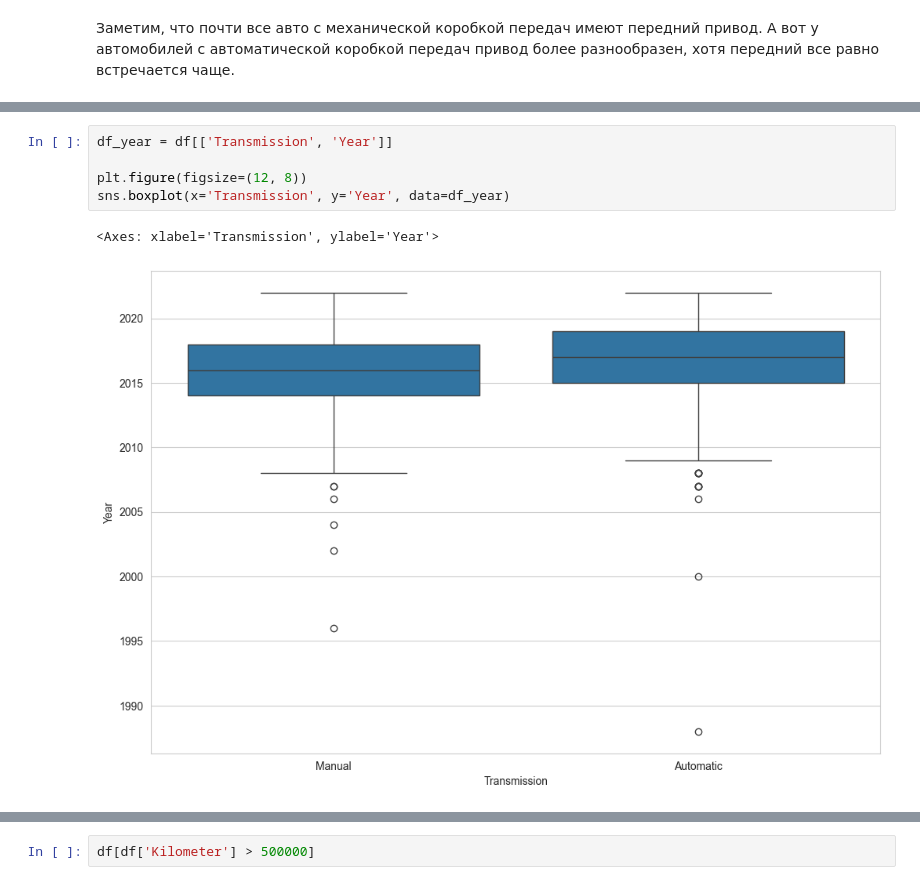
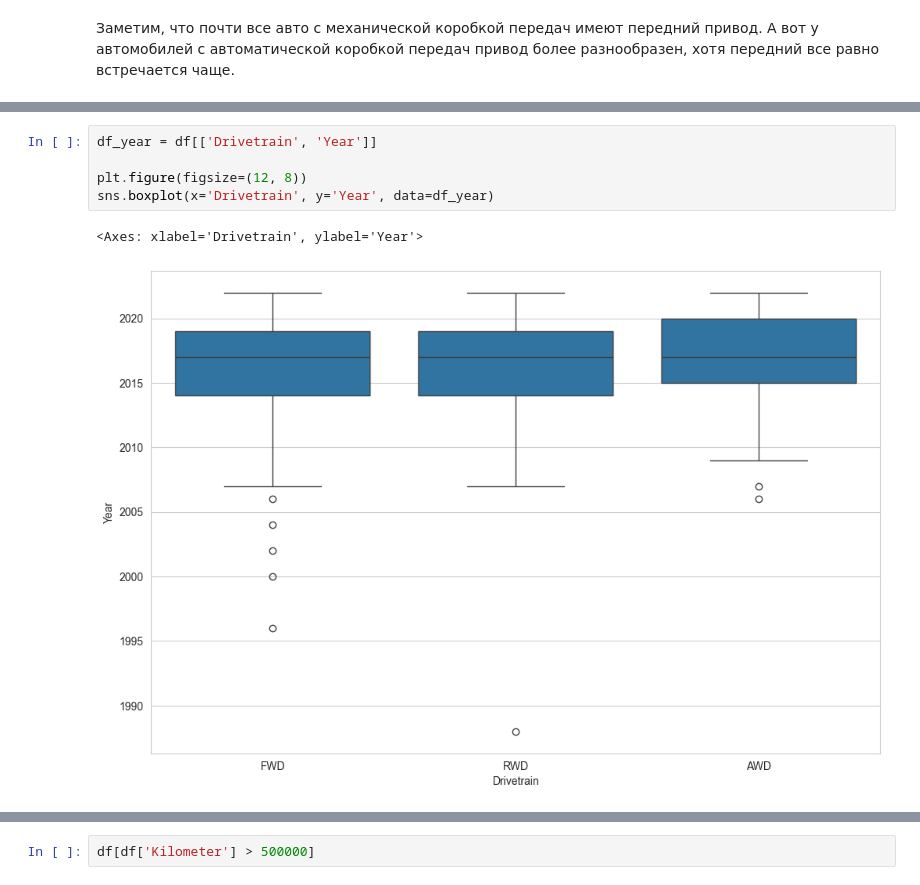
Before and after one commit to brshtsk/hell-in-python, a Jupyter notebook: Проект-авто.ipynb, the cells around one changed output, grey strips where cells are left out. Cells and saved outputs as stored; diff of their text form.

```diff
--- a/Проект-авто.ipynb
+++ b/Проект-авто.ipynb
@@ -1440,9 +1365,9 @@ See the caveats in the documentation: https://pandas.pydata.org/pandas-docs/stab
 # %%
-df_year = df[['Transmission', 'Year']]
+df_year = df[['Drivetrain', 'Year']]
 
 plt.figure(figsize=(12, 8))
-sns.boxplot(x='Transmission', y='Year', data=df_year)
+sns.boxplot(x='Drivetrain', y='Year', data=df_year)
 # %% [output]
-<Axes: xlabel='Transmission', ylabel='Year'>
+<Axes: xlabel='Drivetrain', ylabel='Year'>
-[figure, old version]
+[figure, new version]
 # %% [markdown]
```
Also changed, not shown: parts of 70 cells of this notebook.
